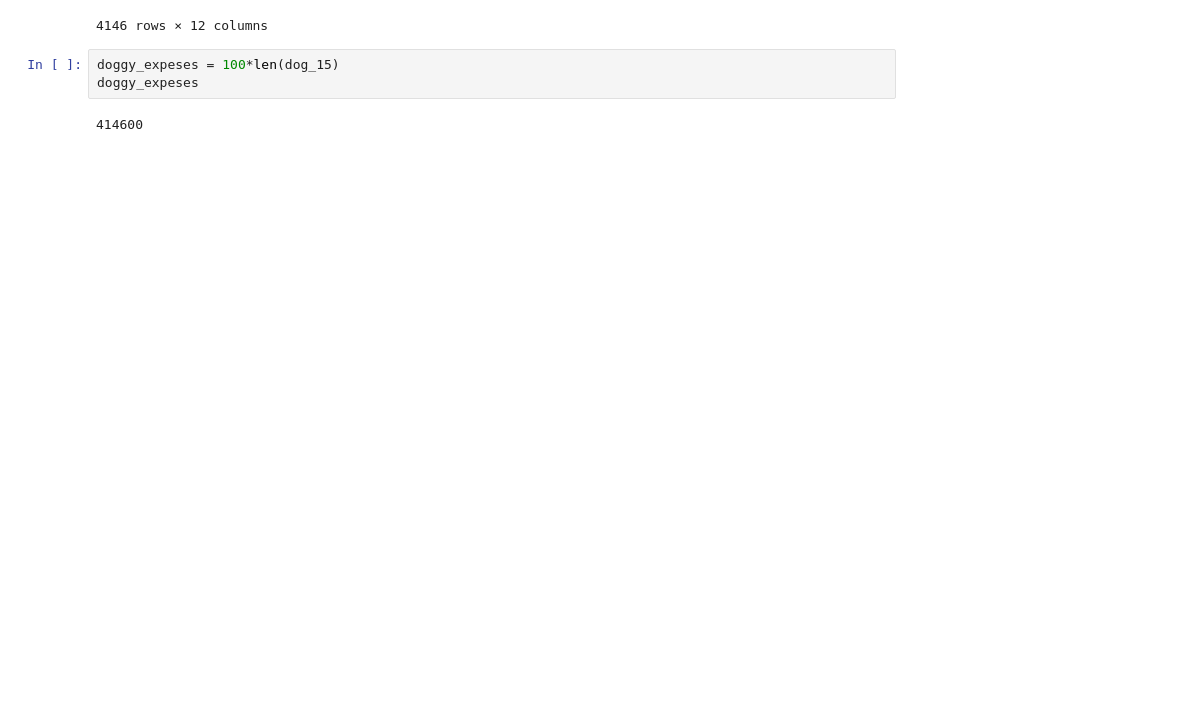
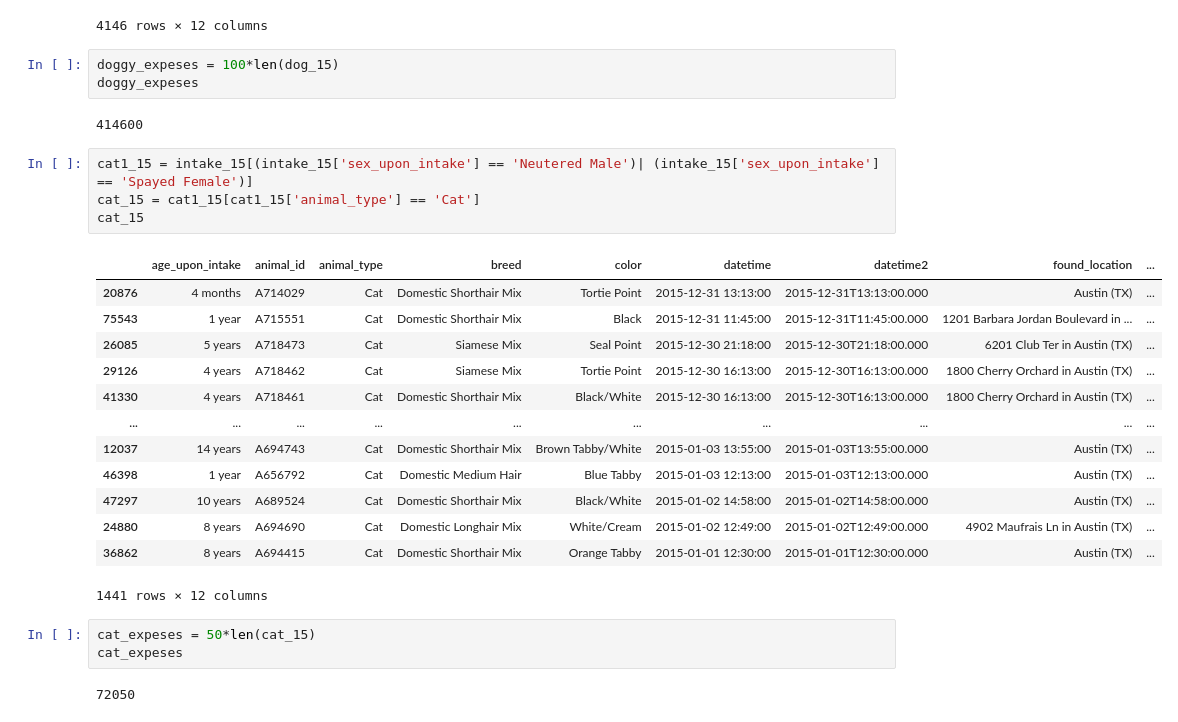
Before and after one commit to 3Grey6Jedi9/Data-Analysis-Project-05, a Jupyter notebook: Pet Shelter Analysis.ipynb, the cells around one changed output. Cells and saved outputs as stored; diff of their text form; blank space fills up the shorter version.

```diff
--- a/Pet Shelter Analysis.ipynb
+++ b/Pet Shelter Analysis.ipynb
@@ -780,3 +780,26 @@ doggy_expeses = 100*len(dog_15)
 doggy_expeses
 # %% [output]
 414600
+# %%
+cat1_15 = intake_15[(intake_15['sex_upon_intake'] == 'Neutered Male')| (intake_15['sex_upon_intake'] == 'Spayed Female')]
+cat_15 = cat1_15[cat1_15['animal_type'] == 'Cat']
+cat_15
+# %% [output]
+|  | age_upon_intake | animal_id | animal_type | breed | color | datetime | datetime2 | found_location | ... |
+| 20876 | 4 months | A714029 | Cat | Domestic Shorthair Mix | Tortie Point | 2015-12-31 13:13:00 | 2015-12-31T13:13:00.000 | Austin (TX) | ... |
+| 75543 | 1 year | A715551 | Cat | Domestic Shorthair Mix | Black | 2015-12-31 11:45:00 | 2015-12-31T11:45:00.000 | 1201 Barbara Jordan Boulevard in ... | ... |
+| 26085 | 5 years | A718473 | Cat | Siamese Mix | Seal Point | 2015-12-30 21:18:00 | 2015-12-30T21:18:00.000 | 6201 Club Ter in Austin (TX) | ... |
+| 29126 | 4 years | A718462 | Cat | Siamese Mix | Tortie Point | 2015-12-30 16:13:00 | 2015-12-30T16:13:00.000 | 1800 Cherry Orchard in Austin (TX) | ... |
+| 41330 | 4 years | A718461 | Cat | Domestic Shorthair Mix | Black/White | 2015-12-30 16:13:00 | 2015-12-30T16:13:00.000 | 1800 Cherry Orchard in Austin (TX) | ... |
+| ... | ... | ... | ... | ... | ... | ... | ... | ... | ... |
+| 12037 | 14 years | A694743 | Cat | Domestic Shorthair Mix | Brown Tabby/White | 2015-01-03 13:55:00 | 2015-01-03T13:55:00.000 | Austin (TX) | ... |
+| 46398 | 1 year | A656792 | Cat | Domestic Medium Hair | Blue Tabby | 2015-01-03 12:13:00 | 2015-01-03T12:13:00.000 | Austin (TX) | ... |
+| 47297 | 10 years | A689524 | Cat | Domestic Shorthair Mix | Black/White | 2015-01-02 14:58:00 | 2015-01-02T14:58:00.000 | Austin (TX) | ... |
+| 24880 | 8 years | A694690 | Cat | Domestic Longhair Mix | White/Cream | 2015-01-02 12:49:00 | 2015-01-02T12:49:00.000 | 4902 Maufrais Ln in Austin (TX) | ... |
+| 36862 | 8 years | A694415 | Cat | Domestic Shorthair Mix | Orange Tabby | 2015-01-01 12:30:00 | 2015-01-01T12:30:00.000 | Austin (TX) | ... |
+1441 rows × 12 columns
+# %%
+cat_expeses = 50*len(cat_15)
+cat_expeses
+# %% [output]
+72050
```
